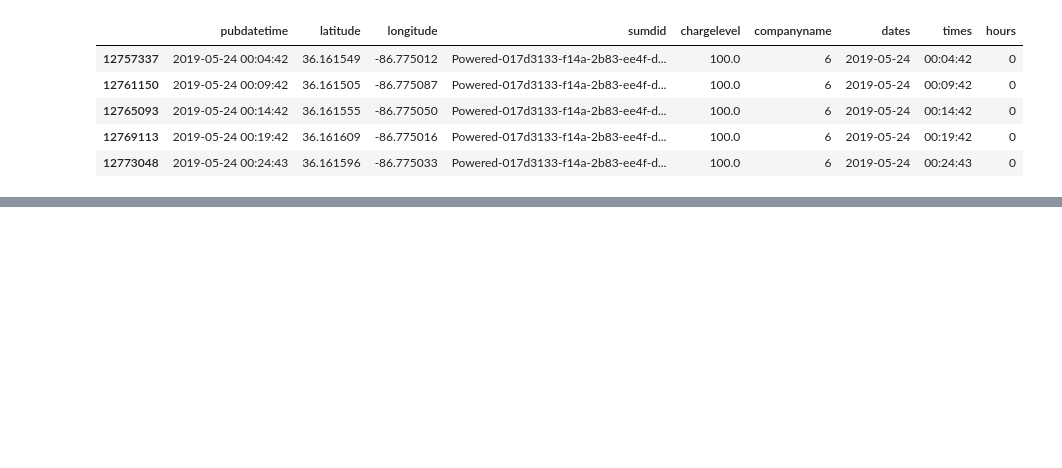
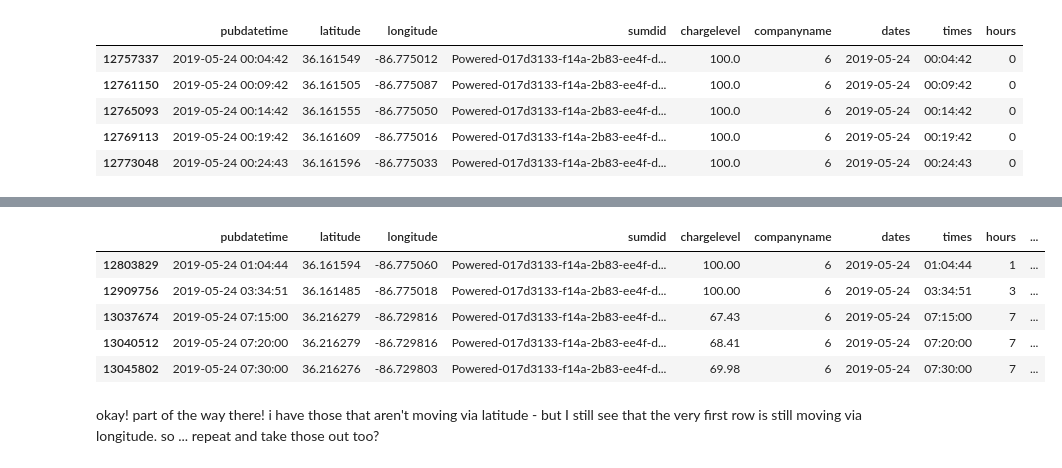
Before and after one commit to Rhunsilval/nashville_scooters_python, a Jupyter notebook: notebooks/2_exploration_may.ipynb, the cells around one changed output, grey strips where cells are left out. Cells and saved outputs as stored; diff of their text form; code cells hidden in the pictures; blank space fills up the shorter version.

```diff
--- a/notebooks/2_exploration_may.ipynb
+++ b/notebooks/2_exploration_may.ipynb
@@ -580,0 +589,13 @@ maysorted.head()
+# %%
+may_stationaryscooter= maysorted[maysorted['latmovement']==0.0]
+# %%
+may_stationaryscooter.head()
+# %% [output]
+|  | pubdatetime | latitude | longitude | sumdid | chargelevel | companyname | dates | times | hours | ... |
+| 12803829 | 2019-05-24 01:04:44 | 36.161594 | -86.775060 | Powered-017d3133-f14a-2b83-ee4f-d... | 100.00 | 6 | 2019-05-24 | 01:04:44 | 1 | ... |
+| 12909756 | 2019-05-24 03:34:51 | 36.161485 | -86.775018 | Powered-017d3133-f14a-2b83-ee4f-d... | 100.00 | 6 | 2019-05-24 | 03:34:51 | 3 | ... |
+| 13037674 | 2019-05-24 07:15:00 | 36.216279 | -86.729816 | Powered-017d3133-f14a-2b83-ee4f-d... | 67.43 | 6 | 2019-05-24 | 07:15:00 | 7 | ... |
+| 13040512 | 2019-05-24 07:20:00 | 36.216279 | -86.729816 | Powered-017d3133-f14a-2b83-ee4f-d... | 68.41 | 6 | 2019-05-24 | 07:20:00 | 7 | ... |
+| 13045802 | 2019-05-24 07:30:00 | 36.216276 | -86.729803 | Powered-017d3133-f14a-2b83-ee4f-d... | 69.98 | 6 | 2019-05-24 | 07:30:00 | 7 | ... |
+# %% [markdown]
+okay!  part of the way there!  i have those that aren't moving via latitude - but I still see that the very first row is still moving via longitude.  so ... repeat and take those out too?
```
Also changed, not shown: parts of 14 cells of this notebook.
